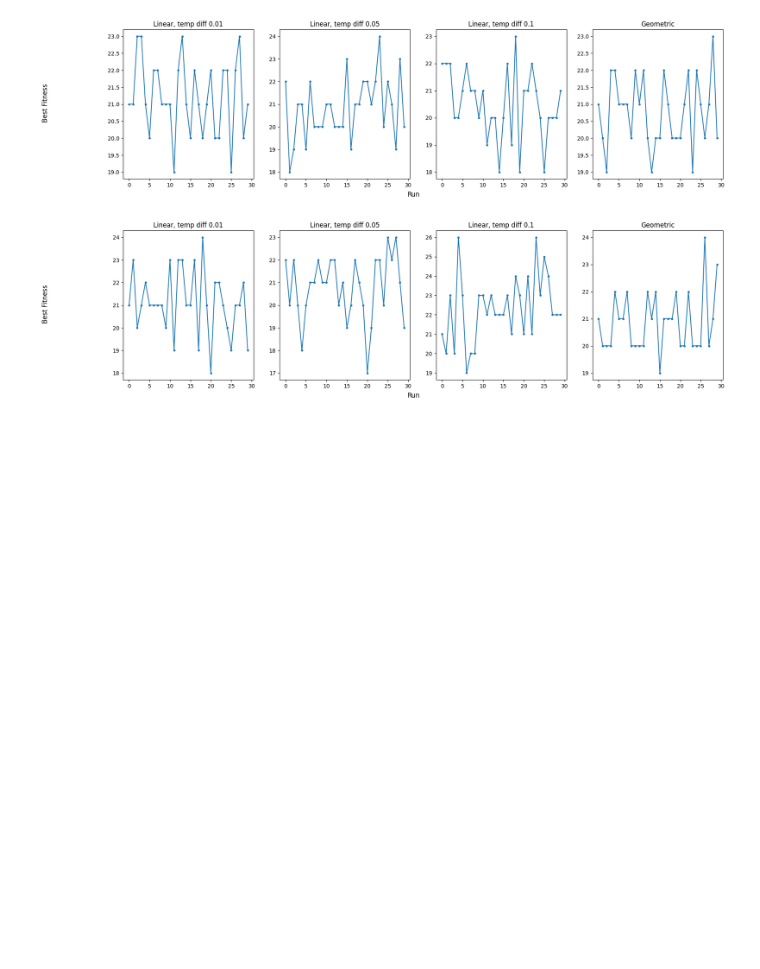
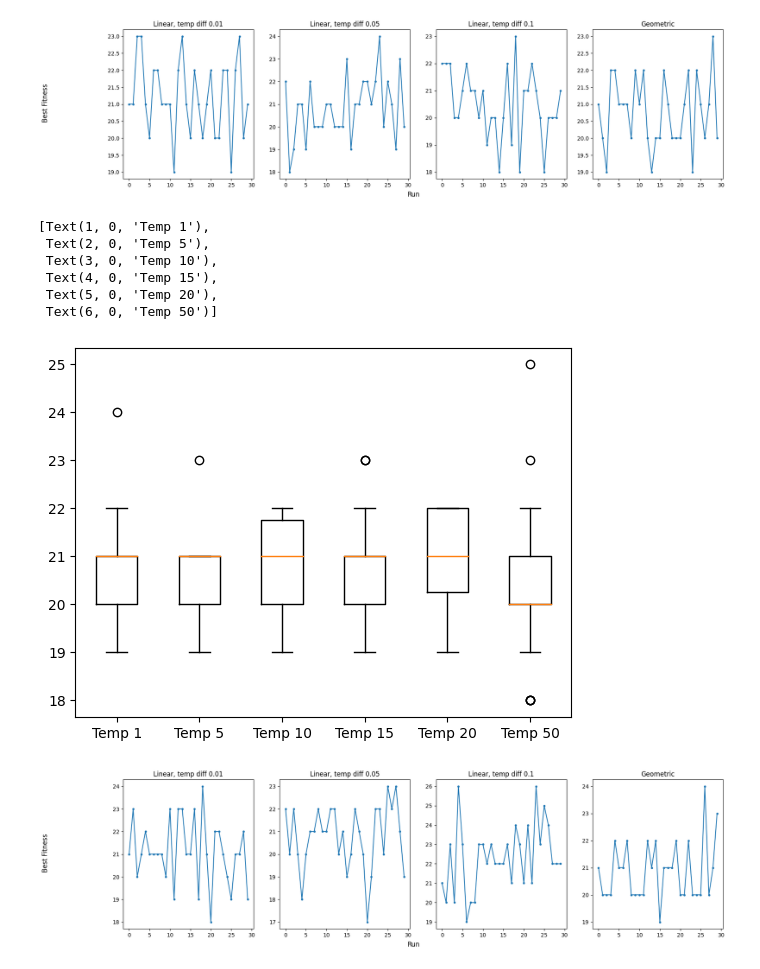
Before and after one commit to AlesKas/SchoolFIT, a Jupyter notebook: EVO/proj/main.ipynb, the cells around one changed output. Drawn from its saved outputs; the diff is of its cells as text; code cells hidden in the pictures; blank space fills up the shorter version.

```diff
--- a/EVO/proj/main.ipynb
+++ b/EVO/proj/main.ipynb
@@ -388,3 +398,54 @@ pyplot.show()
+# %%
+scores_10 = []
+for _ in range(30):
+    best, score, scores, temps, best_scores = network.simulated_annealing(100, 10, 0.5, temp_diff=0.01, cooling_method='geometric')
+    scores_10.append(score)
+# %%
+scores_15 = []
+for _ in range(30):
+    best, score, scores, temps, best_scores = network.simulated_annealing(100, 15, 0.5, temp_diff=0.01, cooling_method='geometric')
+    scores_15.append(score)
+
+scores_20 = []
+for _ in range(30):
+    best, score, scores, temps, best_scores = network.simulated_annealing(100, 20, 0.5, temp_diff=0.01, cooling_method='geometric')
+    scores_20.append(score)
+
+scores_50 = []
+for _ in range(30):
+    best, score, scores, temps, best_scores = network.simulated_annealing(100, 50, 0.5, temp_diff=0.01, cooling_method='geometric')
+    scores_50.append(score)
+# %%
+def get_list(index):
+    in_graph = []
+    for x in range(len(final_score)):
+        in_graph.append(final_score[x][index])
+    return in_graph
+
+lowest_temp = get_list(0)
+mid_temp = get_list(5)
+hight_temp = get_list(9)
+
+box = {
+    'Temp 1' : lowest_temp,
+    'Temp 5' : mid_temp,
+    'Temp 10' : scores_10,
+    'Temp 15' : scores_15,
+    'Temp 20' : scores_20,
+    'Temp 50' : scores_50,
+}
+
+fig, ax = pyplot.subplots()
+ax.boxplot(box.values())
+ax.set_xticklabels(box.keys())
+# %% [output]
+[Text(1, 0, 'Temp 1'),
+ Text(2, 0, 'Temp 5'),
+ Text(3, 0, 'Temp 10'),
+ Text(4, 0, 'Temp 15'),
+ Text(5, 0, 'Temp 20'),
+ Text(6, 0, 'Temp 50')]
+[figure, added]
 # %%
 arr = [6,5,4,3,2,1,0]
 network = SortingNetwork(arr)
```
Also changed, not shown: parts of 1 cell of this notebook, 1 other file.
